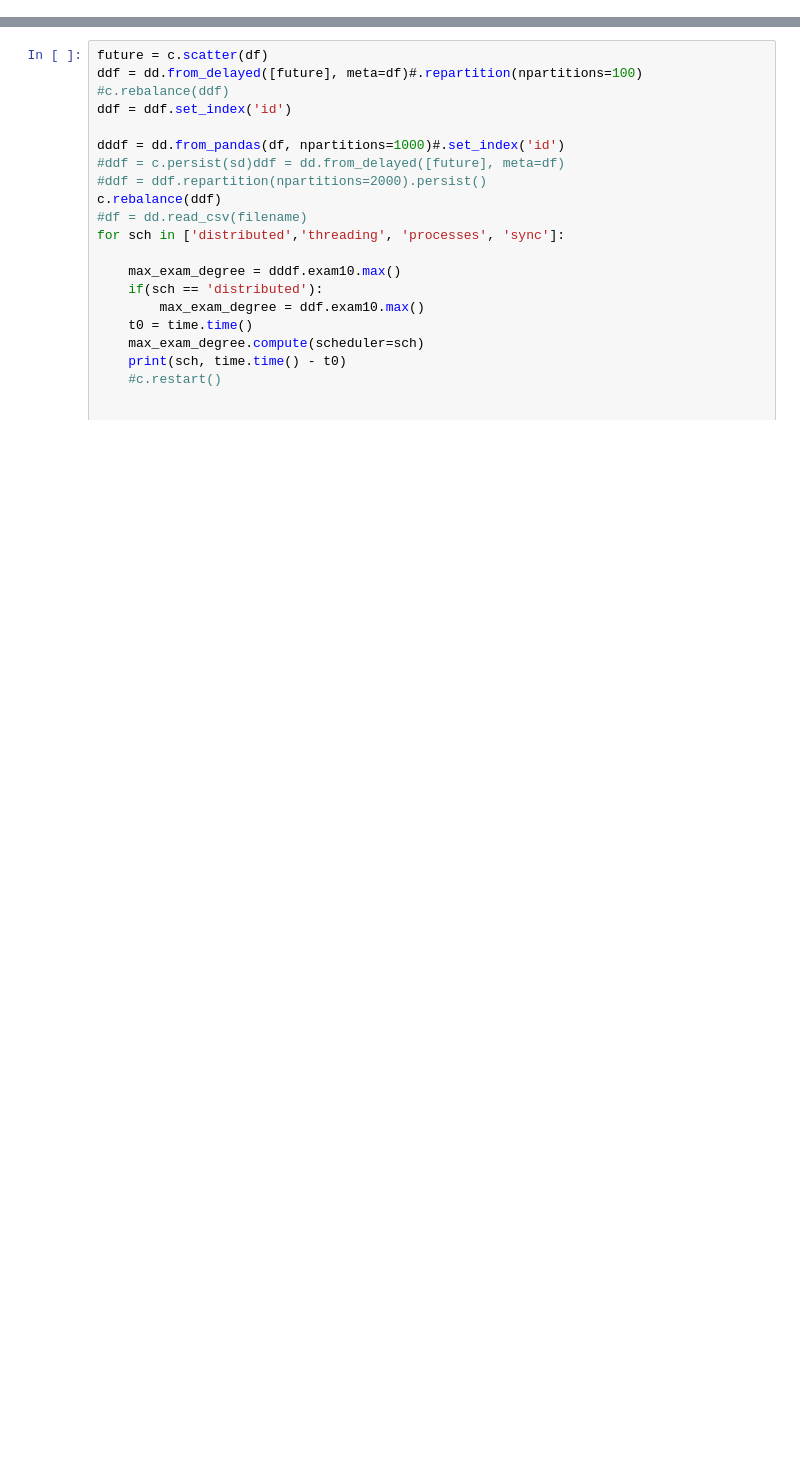
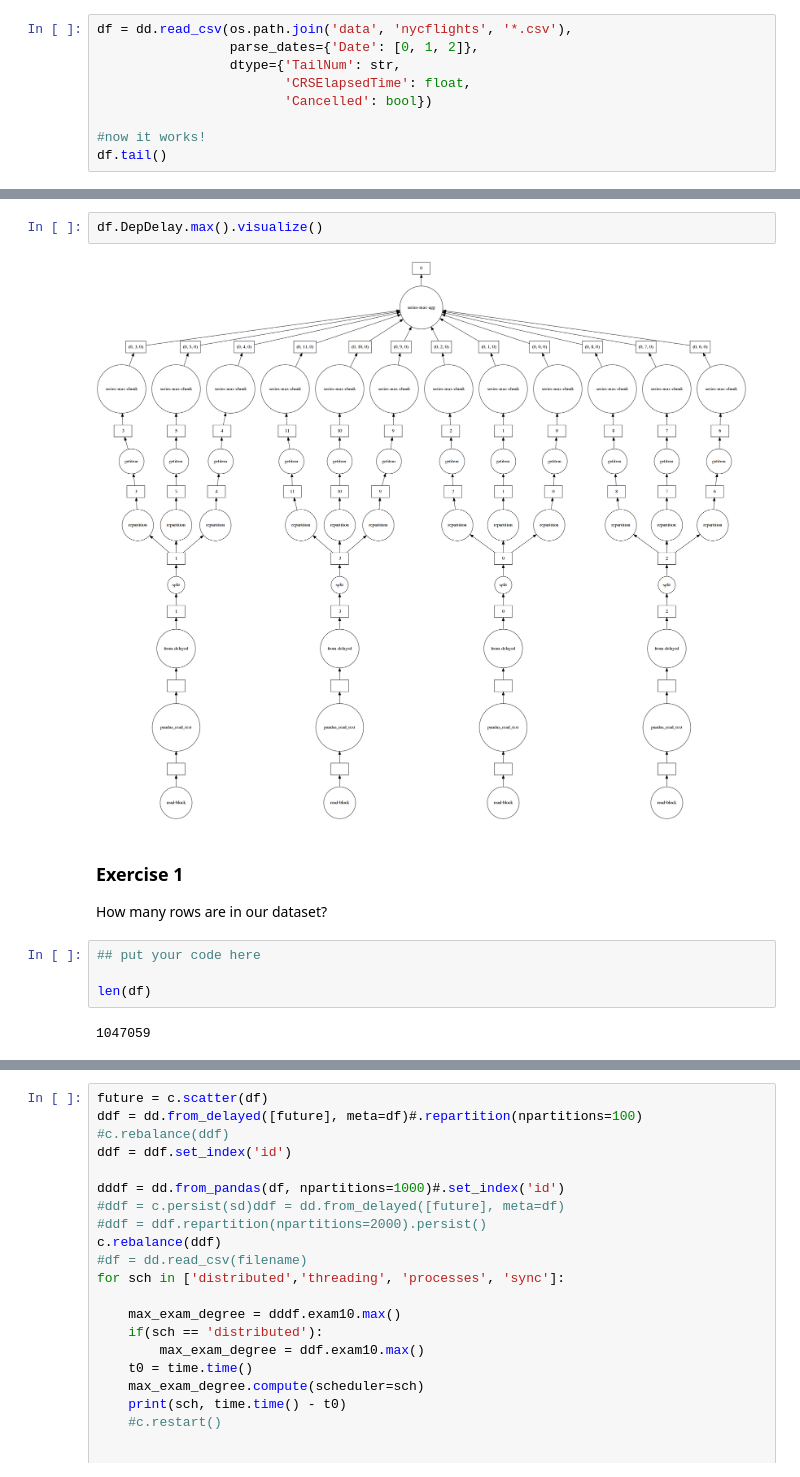
Before and after one commit to sirCamp/lectures, a Jupyter notebook: lecture_3/data_management_1.ipynb, the cells around one changed output, grey strips where cells are left out. Cells and saved outputs as stored; diff of their text form; blank space fills up the shorter version.

```diff
--- a/lecture_3/data_management_1.ipynb
+++ b/lecture_3/data_management_1.ipynb
@@ -0,0 +136,9 @@
+# %%
+df = dd.read_csv(os.path.join('data', 'nycflights', '*.csv'),
+                 parse_dates={'Date': [0, 1, 2]},
+                 dtype={'TailNum': str,
+                        'CRSElapsedTime': float,
+                        'Cancelled': bool})
+
+#now it works!
+df.tail()
@@ -0,0 +203,14 @@
+# %%
+df.DepDelay.max().visualize()
+# %% [output]
+[figure, added]
+# %% [markdown]
+### Exercise 1
+
+How many rows are in our dataset?
+# %%
+## put your code here
+
+len(df)
+# %% [output]
+1047059
```
Also changed, not shown: parts of 24 cells of this notebook, 15 other files.
